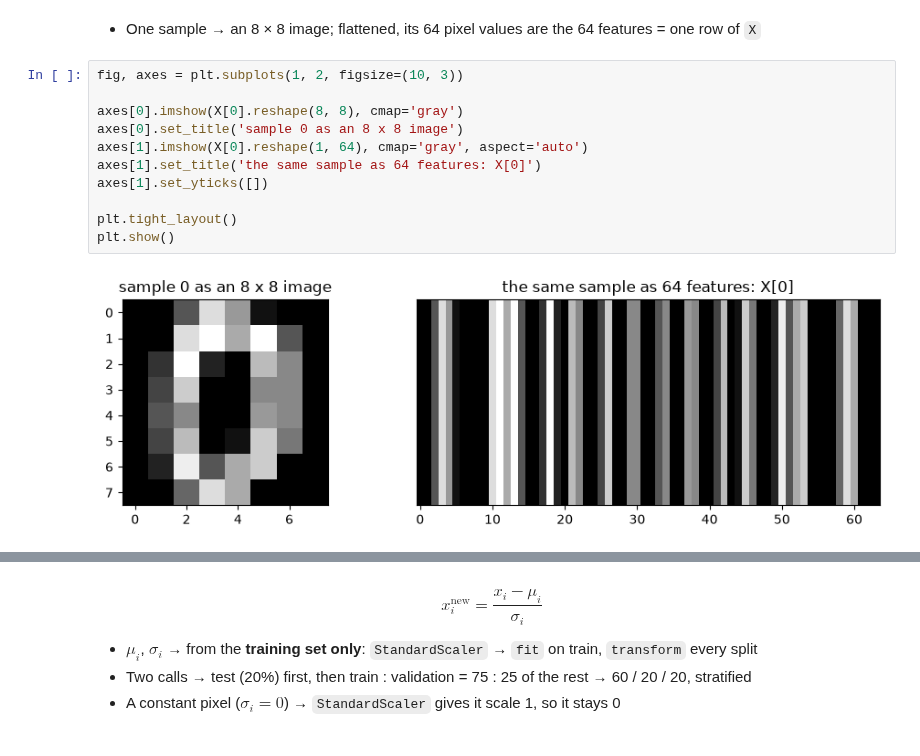
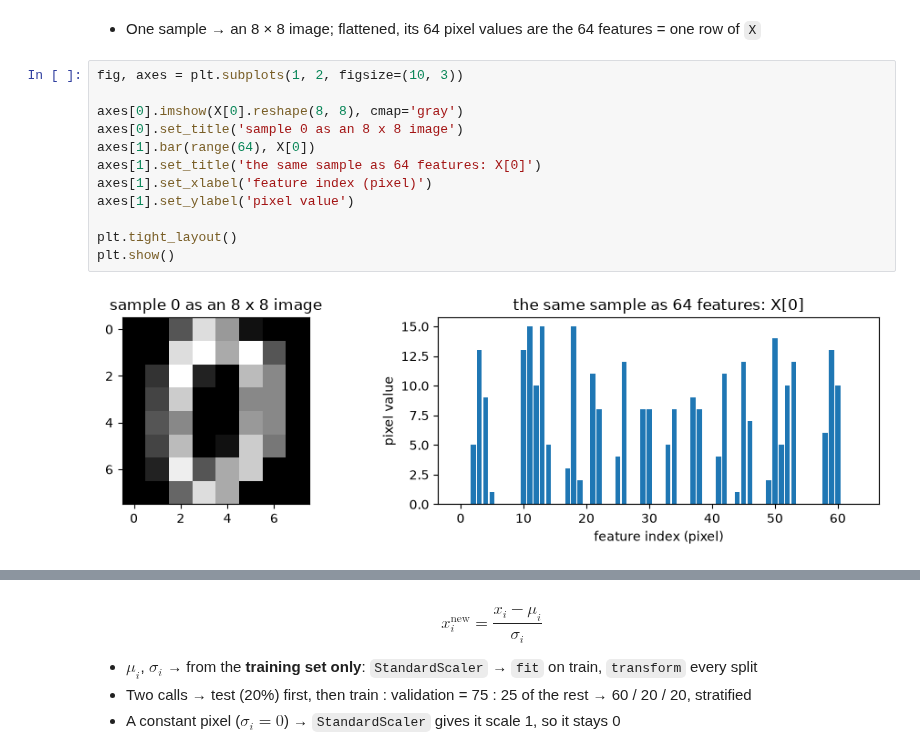
Before and after one commit to jongmoonha/Ajou_ME_AI_Undergraduate, a Jupyter notebook: Practice07_DL_Training_Pipeline.ipynb, the cells around one changed output, grey strips where cells are left out. Saved outputs shown, nothing was run; the diff lists cells and outputs as text.

```diff
--- a/Practice07_DL_Training_Pipeline.ipynb
+++ b/Practice07_DL_Training_Pipeline.ipynb
@@ -73,13 +60,14 @@ X: (1797, 64), y: (1797,), classes: [0 1 2 3 4 5 6 7 8 9]
 # %%
 fig, axes = plt.subplots(1, 2, figsize=(10, 3))
 
 axes[0].imshow(X[0].reshape(8, 8), cmap='gray')
 axes[0].set_title('sample 0 as an 8 x 8 image')
-axes[1].imshow(X[0].reshape(1, 64), cmap='gray', aspect='auto')
+axes[1].bar(range(64), X[0])
 axes[1].set_title('the same sample as 64 features: X[0]')
-axes[1].set_yticks([])
+axes[1].set_xlabel('feature index (pixel)')
+axes[1].set_ylabel('pixel value')
 
 plt.tight_layout()
 plt.show()
 # %% [output]
-[figure, old version]
+[figure, new version]
```
Also changed, not shown: parts of 2 cells of this notebook.
